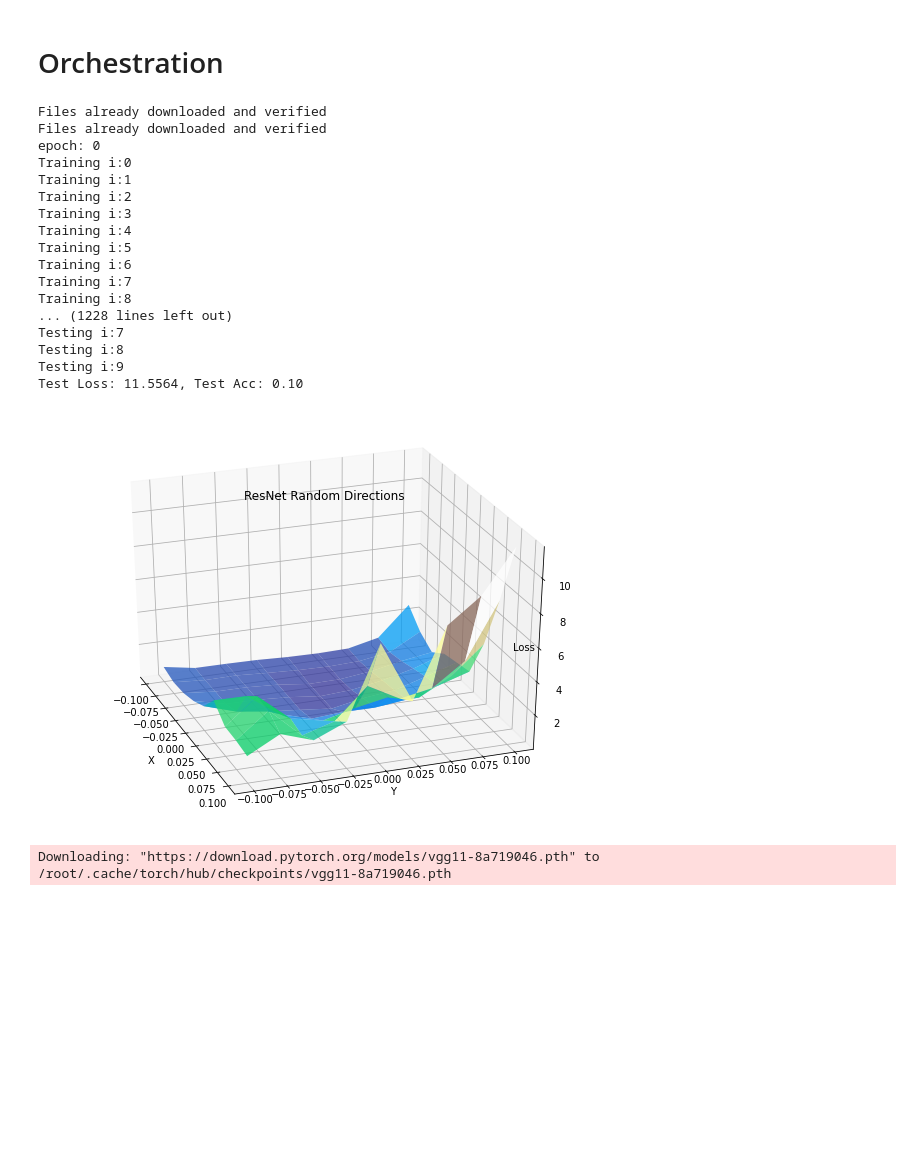
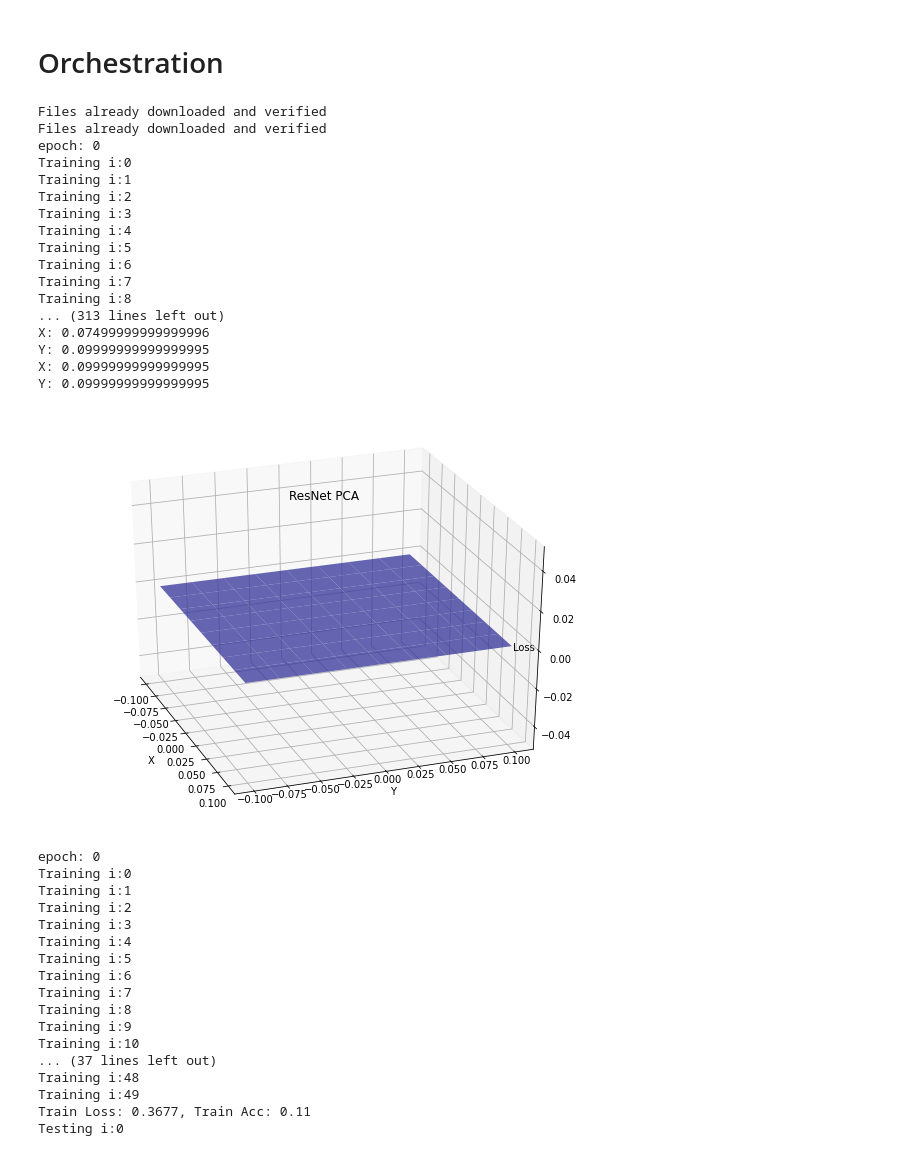
Before and after one commit to charles-ison/sv_term_project, a Jupyter notebook: jupyter_notebooks/create_loss_ply_file.ipynb, the cells around one changed output. Cells and saved outputs as stored; diff of their text form; code cells hidden in the pictures; blank space fills up the shorter version.

```diff
--- a/jupyter_notebooks/create_loss_ply_file.ipynb
+++ b/jupyter_notebooks/create_loss_ply_file.ipynb
@@ -116,6 +119,9 @@ def get_random_directions(weights, device):
 def normalize_directions(directions, weights):
     for d, w in zip(directions, weights):
         d.mul_(w.norm()/(d.norm() + 1e-10))
+
+def tensorlist_to_tensor(weights):
+    return torch.cat([w.cpu().view(w.cpu().numel()) if w.dim() > 1 else torch.FloatTensor(w.cpu()) for w in weights])
 # %%
 def plot_figure(X, Y, Z, title):
     fig = plt.figure(figsize=(10,7.5))
@@ -172,55 +216,79 @@ def get_random_direction_losses(model, testing_loader, criterion, device):
 # %%
-def create_loss_landscape(model, training_loader, testing_loader, device, graph_title):
-    model.to(device)
-    criterion = nn.CrossEntropyLoss()
-    optimizer = optim.SGD(model.parameters(), lr=0.001, momentum=0.9)
-    training_historical_loss, testing_historical_loss = train_and_test(model, training_loader, testing_loader, criterion, optimizer)
+def create_random_direction_loss_landscape(model, testing_loader, criterion, device, graph_title):
     X, Y, Z = get_random_direction_losses(model, testing_loader, criterion, device)
     plot_figure(X, Y, Z, graph_title)
+
+def create_pca_loss_landscape(model, training_loader, testing_loader, criterion, device, optimizer, graph_title):
+    X, Y, Z = get_pca_losses(model, training_loader, testing_loader, criterion, device, optimizer)
+    plot_figure(X, Y, Z, graph_title)
 # %%
-def create_VGG_loss_landscape(training_loader, testing_loader, device):
-    vgg11 = models.vgg11(weights = models.VGG11_Weights.DEFAULT)
-
-    # change the number of classes
-    vgg11.classifier[6].out_features = 10
-
-    create_loss_landscape(vgg11, training_loader, testing_loader, device, 'YGG Random Directions')
+def create_loss_landscapes(model, training_loader, testing_loader, device, graph_title):
+    model.to(device)
+    criterion = nn.CrossEntropyLoss()
+    optimizer = optim.SGD(model.parameters(), lr=0.001, momentum=0.9)
+    training_historical_loss, testing_historical_loss = pre_train_and_test(model, training_loader, testing_loader, criterion, optimizer)
+    #create_random_direction_loss_landscape(model, testing_loader, criterion, device, graph_title + " Random Directions")
+    create_pca_loss_landscape(model, training_loader, testing_loader, criterion, device, optimizer, graph_title + " PCA")
 # %%
-def create_ResNet_loss_landscape(training_loader, testing_loader, device):
+def create_VGG_loss_landscapes(training_loader, testing_loader, device):
+    vgg11 = models.vgg11(weights = models.VGG11_Weights.DEFAULT)
+
+    # change the number of classes
+    vgg11.classifier[6].out_features = 10
+
+    create_loss_landscapes(vgg11, training_loader, testing_loader, device, 'YGG')
+
+def create_ResNet_loss_landscapes(training_loader, testing_loader, device):
     resnet50 = models.resnet50(weights = models.ResNet50_Weights.DEFAULT)
 
     # change the number of classes
     resnet50.fc.out_features = 10
 
-    create_loss_landscape(resnet50, training_loader, testing_loader, device, 'ResNet Random Directions')
+    create_loss_landscapes(resnet50, training_loader, testing_loader, device, 'ResNet')
 # %% [markdown]
 # Orchestration
 # %%
 training_data, testing_data = get_data()
 training_loader, testing_loader = get_loaders(training_data, testing_data, 10)
 classes = training_data.classes
 
 device = torch.device("cuda:0" if torch.cuda.is_available() else "cpu")
 
-create_ResNet_loss_landscape(training_loader, testing_loader, device)
-create_VGG_loss_landscape(training_loader, testing_loader, device)
+create_ResNet_loss_landscapes(training_loader, testing_loader, device)
+create_VGG_loss_landscapes(training_loader, testing_loader, device)
 # %% [output]
 Files already downloaded and verified
 Files already downloaded and verified
 epoch: 0
 Training i:0
 Training i:1
 Training i:2
 Training i:3
 Training i:4
 Training i:5
 Training i:6
 Training i:7
 Training i:8
-... (1228 lines left out)
-Testing i:7
-Testing i:8
-Testing i:9
-Test Loss: 11.5564, Test Acc: 0.10
+... (313 lines left out)
+X: 0.07499999999999996
+Y: 0.09999999999999995
+X: 0.09999999999999995
+Y: 0.09999999999999995
-[figure, old version]
+[figure, new version]
-Downloading: "https://download.pytorch.org/models/vgg11-8a719046.pth" to /root/.cache/torch/hub/checkpoints/vgg11-8a719046.pth
+epoch: 0
+Training i:0
+Training i:1
+Training i:2
+Training i:3
+Training i:4
+Training i:5
+Training i:6
+Training i:7
+Training i:8
+Training i:9
+Training i:10
+... (37 lines left out)
+Training i:48
+Training i:49
+Train Loss: 0.3677, Train Acc: 0.11
+Testing i:0
```
Also changed, not shown: parts of 5 cells of this notebook.
